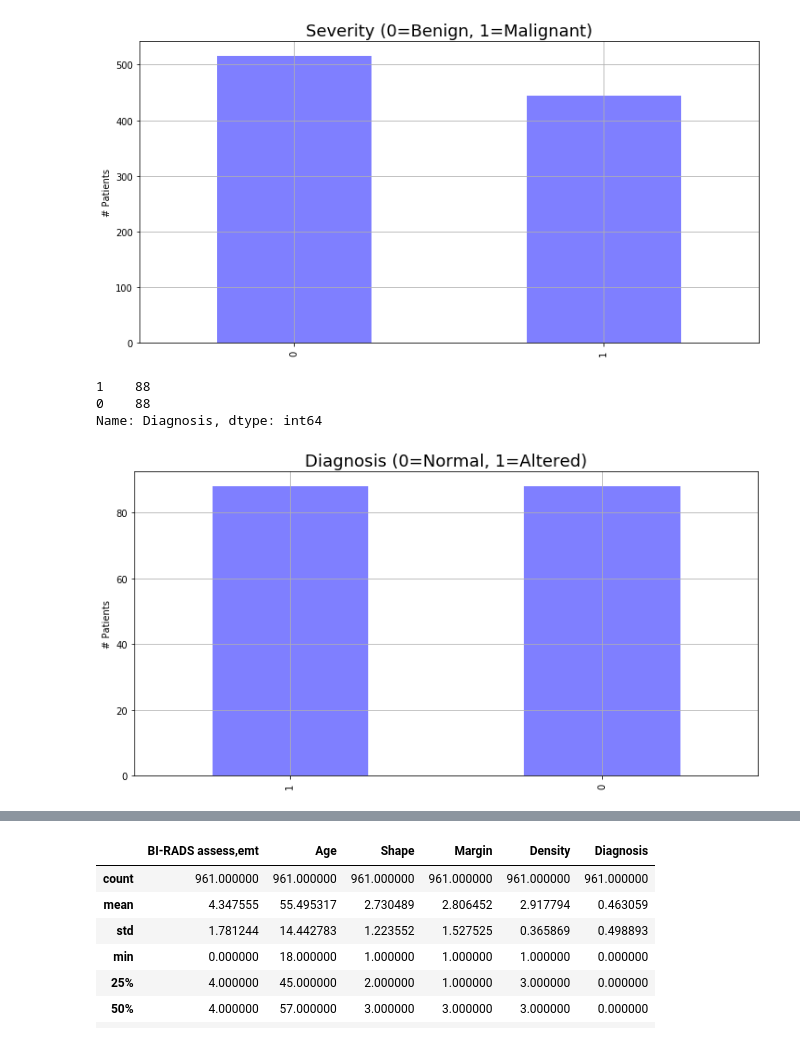
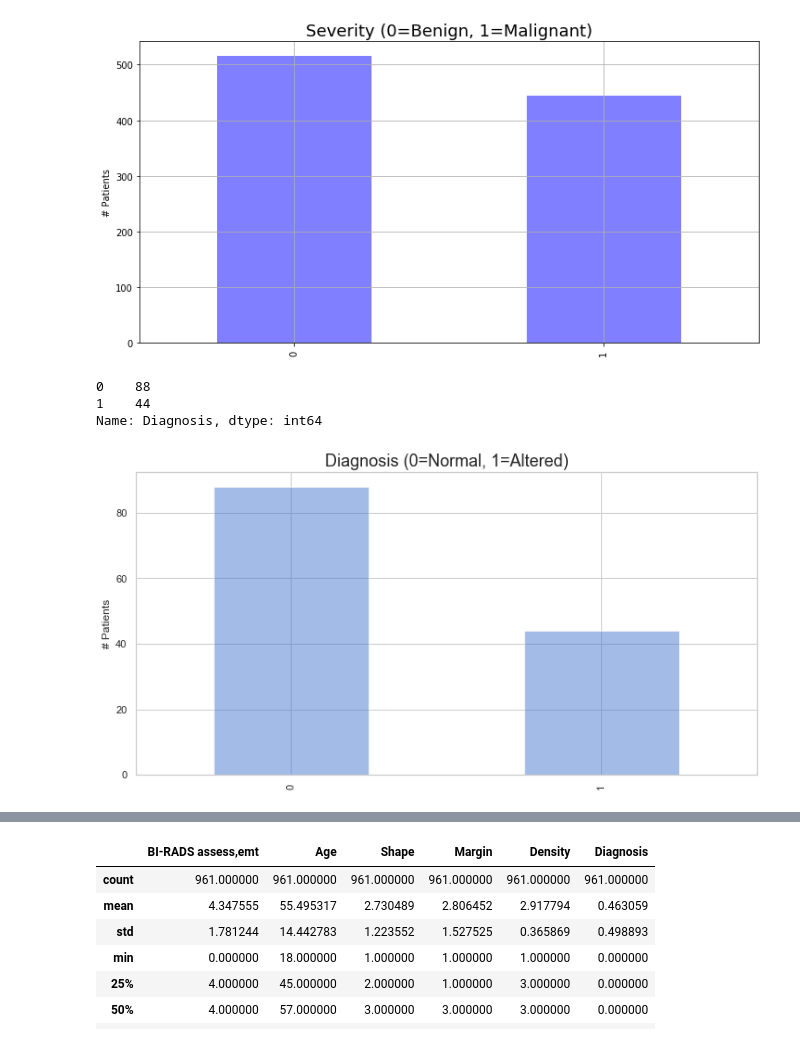
Before and after one commit to OscarAguilarUribe/ce888labs, a Jupyter notebook: Assignment 1/Assignment 1.ipynb, the cells around one changed output, grey strips where cells are left out. Cells and saved outputs as stored; diff of their text form; code cells hidden in the pictures.

```diff
--- a/Assignment 1/Assignment 1.ipynb
+++ b/Assignment 1/Assignment 1.ipynb
@@ -278,31 +292,31 @@ plt.grid(b=True)
 # %%
 #The 1st and 3rd Data Sets have enough information for every class; nevertheless,
 #the 2nd data set is an example of class imbalance. Therefore, an upsampling method
 #has been used to generate more random samples for the '1' class. Gain of information
 #instead of losing of information (Downsampling), Mainly because the data set is small.
 from sklearn.utils import resample
 #Splitting the majority and minority classes
 fertility_more = fertility[fertility.Diagnosis==0]
 fertility_less = fertility[fertility.Diagnosis==1]
 
 #Resampling up to the same number of instances of '0'
-fertility_min_upsample = resample(fertility_less, replace=True, n_samples=88, random_state=1)
+fertility_min_upsample = resample(fertility_less, replace=True, n_samples=44, random_state=10)
 
 #Combine the upsampled minority with the majority
 fertilitynew = pd.concat([fertility_more, fertility_min_upsample])
 
 #Count of each instance
 print(fertilitynew.Diagnosis.value_counts())
 
 fertilitynew.Diagnosis.value_counts().plot(kind='bar', alpha=0.5, facecolor='b', figsize=(12,6))
 plt.title("Diagnosis (0=Normal, 1=Altered)", fontsize='18')
 plt.ylabel("# Patients")
 plt.grid(b=True)
 # %% [output]
-1    88
 0    88
+1    44
 Name: Diagnosis, dtype: int64
-[figure, old version]
+[figure, new version]
 # %%
 #New fertility data set
 fertilitynew
```
Also changed, not shown: parts of 21 cells of this notebook, 5 other files.
